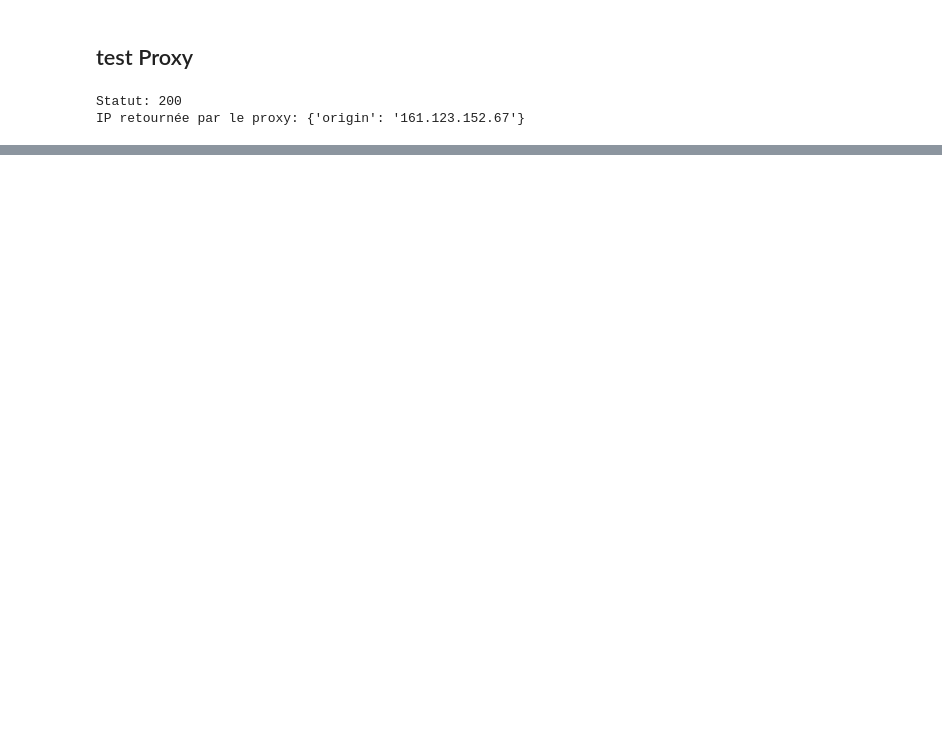
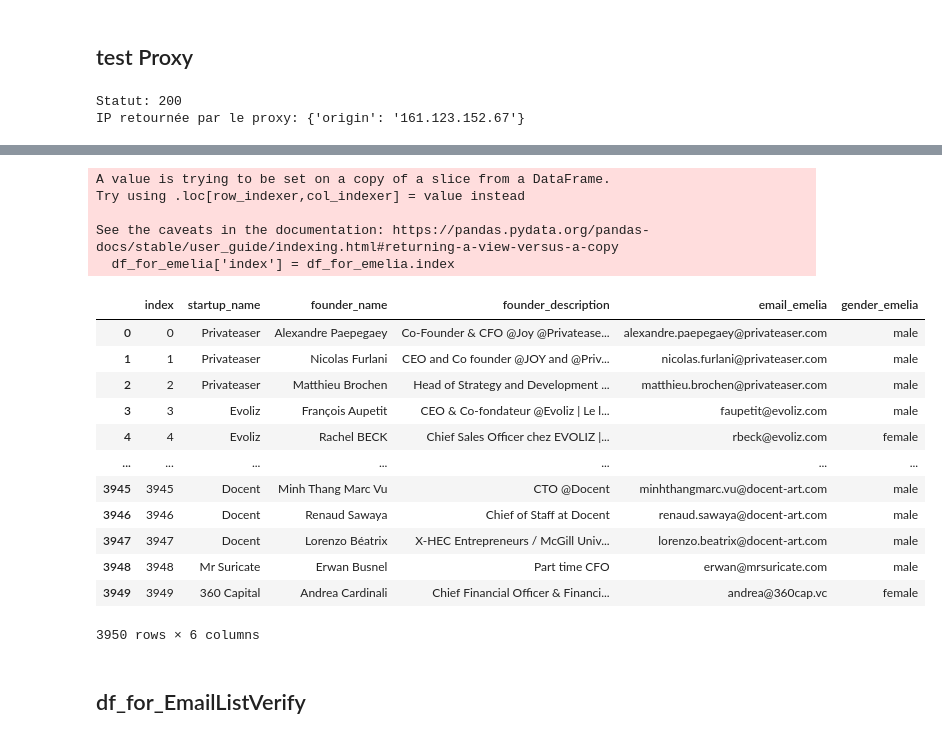
Before and after one commit to AbdelghaffourMouhsine/Hajy8_liste-levee-de-fonds-startup-france_Scraping_Project, a Jupyter notebook: main.ipynb, the cells around one changed output, grey strips where cells are left out. Saved outputs shown, nothing was run; the diff lists cells and outputs as text; code cells hidden in the pictures; blank space fills up the shorter version.

Commit message:
Work on Emelia and EmailListVerify results

```diff
--- a/main.ipynb
+++ b/main.ipynb
@@ -636,0 +547,7 @@ IP retournée par le proxy: {'origin': '161.123.152.67'}
+# %%
+import pandas as pd
+
+df = pd.read_excel('./results/emelia_results/A2_All_emelia_email_finder_results_with_emails.xlsx')
+print(df.shape)
+print(df.columns)
+df.head(2)
@@ -636,0 +571,30 @@ IP retournée par le proxy: {'origin': '161.123.152.67'}
+# %%
+df_for_emelia = df[['startup_name','founder_name','founder_description','email_emelia','gender_emelia']]
+df_for_emelia['index'] = df_for_emelia.index
+df_for_emelia = df_for_emelia[['index']+[c for c in list(df_for_emelia.columns) if c != 'index']]
+
+df_for_emelia.to_excel('./results/emelia_results/A2_All_emelia_email_finder_results_without_emails_for_EmailListVerify.xlsx', index=False, engine='openpyxl')
+#df_for_emelia[['email_emelia']][:50].to_excel('./results/emelia_results/emails_emelia_column_for_Hunter_50_rows.xlsx', index=False, engine='openpyxl')
+#df_for_emelia[['email_emelia']][:50].to_csv('./results/emelia_results/emails_emelia_column_for_Hunter_50_rows.csv', index=False, encoding='utf-8-sig')
+df_for_emelia
+# %% [output]
+A value is trying to be set on a copy of a slice from a DataFrame.
+Try using .loc[row_indexer,col_indexer] = value instead
+
+See the caveats in the documentation: https://pandas.pydata.org/pandas-docs/stable/user_guide/indexing.html#returning-a-view-versus-a-copy
+  df_for_emelia['index'] = df_for_emelia.index
+|  | index | startup_name | founder_name | founder_description | email_emelia | gender_emelia |
+| 0 | 0 | Privateaser | Alexandre Paepegaey | Co-Founder & CFO @Joy @Privatease... | alexandre.paepegaey@privateaser.com | male |
+| 1 | 1 | Privateaser | Nicolas Furlani | CEO and Co founder @JOY and @Priv... | nicolas.furlani@privateaser.com | male |
+| 2 | 2 | Privateaser | Matthieu Brochen | Head of Strategy and Development ... | matthieu.brochen@privateaser.com | male |
+| 3 | 3 | Evoliz | François Aupetit | CEO & Co-fondateur @Evoliz | Le l... | faupetit@evoliz.com | male |
+| 4 | 4 | Evoliz | Rachel BECK | Chief Sales Officer chez EVOLIZ |... | rbeck@evoliz.com | female |
+| ... | ... | ... | ... | ... | ... | ... |
+| 3945 | 3945 | Docent | Minh Thang Marc Vu | CTO @Docent | minhthangmarc.vu@docent-art.com | male |
+| 3946 | 3946 | Docent | Renaud Sawaya | Chief of Staff at Docent | renaud.sawaya@docent-art.com | male |
+| 3947 | 3947 | Docent | Lorenzo Béatrix | X-HEC Entrepreneurs / McGill Univ... | lorenzo.beatrix@docent-art.com | male |
+| 3948 | 3948 | Mr Suricate | Erwan Busnel | Part time CFO | erwan@mrsuricate.com | male |
+| 3949 | 3949 | 360 Capital | Andrea Cardinali | Chief Financial Officer & Financi... | andrea@360cap.vc | female |
+3950 rows × 6 columns
+# %% [markdown]
+## df_for_EmailListVerify
```
Also changed, not shown: parts of 29 cells of this notebook, 1 other file.
